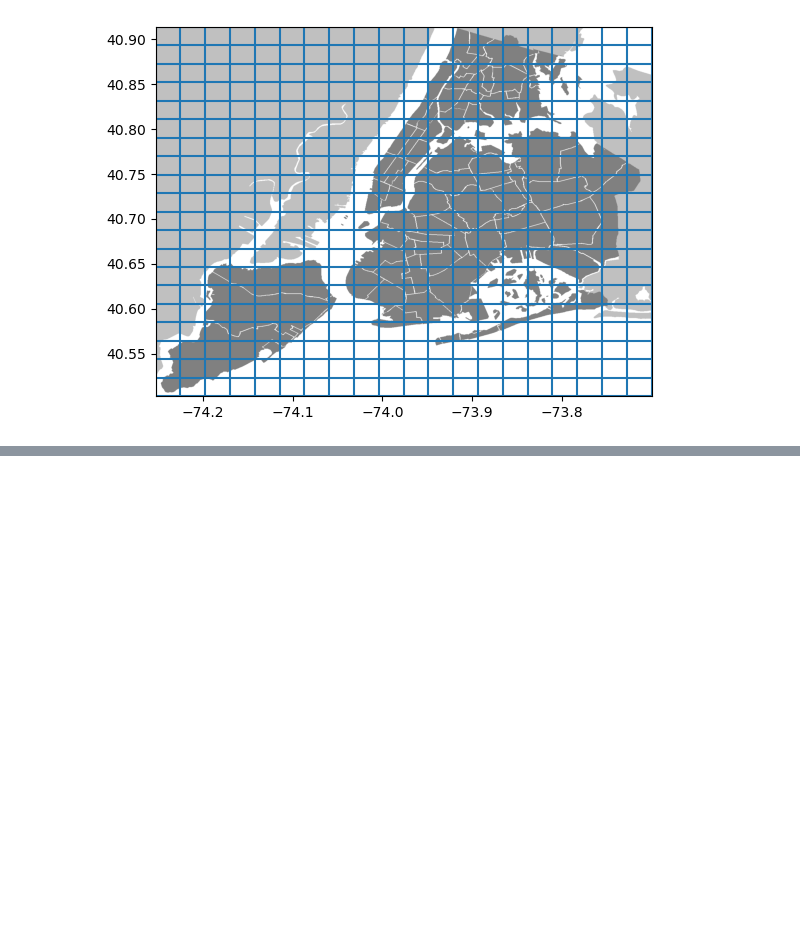
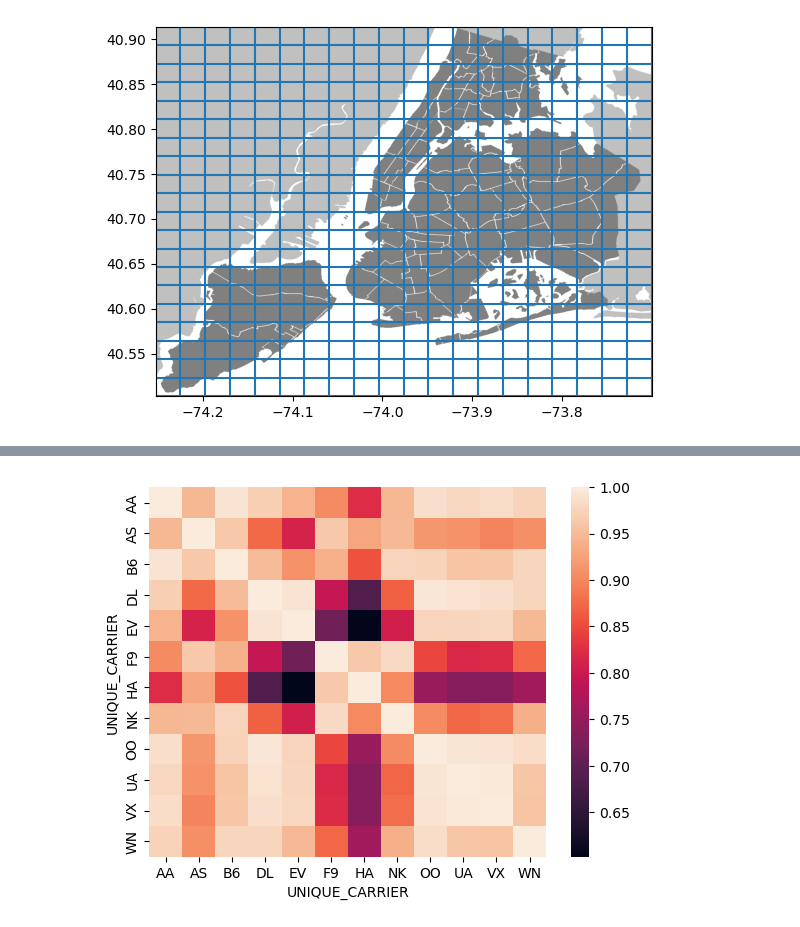
Before and after one commit to JacopoLungo/DataScienceLab, a Jupyter notebook: Labs/Lab5/Lab5.ipynb, the cells around one changed output, grey strips where cells are left out. Cells and saved outputs as stored; diff of their text form; code cells hidden in the pictures; blank space fills up the shorter version.

```diff
--- a/Labs/Lab5/Lab5.ipynb
+++ b/Labs/Lab5/Lab5.ipynb
@@ -261,0 +475,3 @@ dfFlightDelay
+# %%
+ix = ['UNIQUE_CARRIER', 'ORIGIN', 'DEST', 'FL_DATE']
+df = df.set_index(ix).sort_index()
@@ -261,0 +561,3 @@ dfFlightDelay
+# %%
+df_11 = df.pivot_table('FL_NUM', index = 'UNIQUE_CARRIER', columns = 'weekday', aggfunc = 'count')
+df_11
@@ -261,0 +579,8 @@ dfFlightDelay
+# %%
+#Introduce the T to change the columns with the rows since the function
+#.corr() does the correlation between columns
+
+ax = sns.heatmap(df_11.T.corr())
+plt.show()
+# %% [output]
+[figure, added]
```
Also changed, not shown: parts of 69 cells of this notebook.
